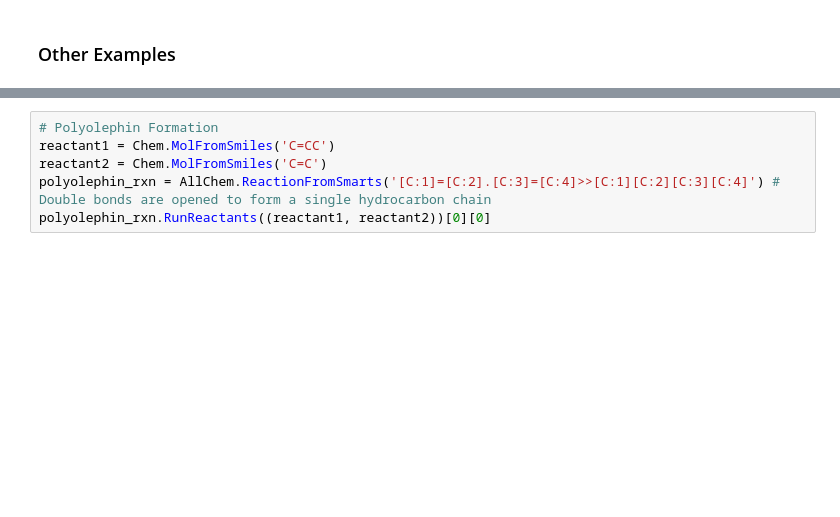
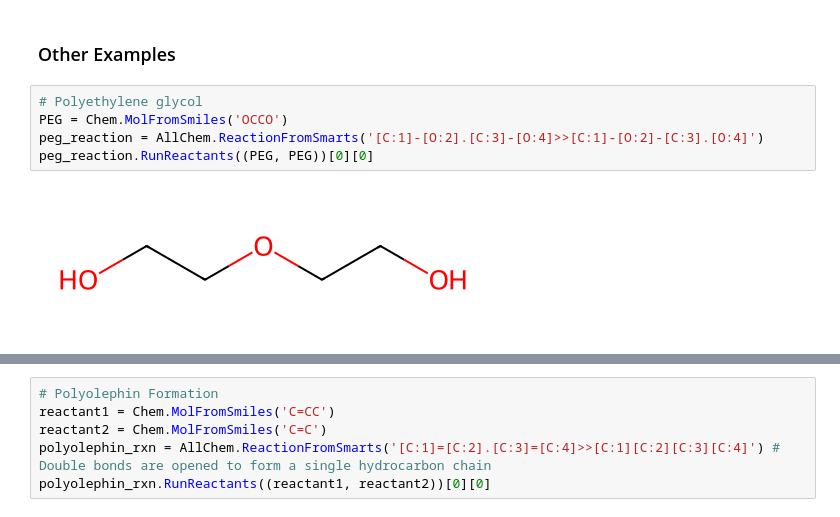
Before and after one commit to matta-research-group/SwiftPol, a Jupyter notebook: Example_Notebooks/rxn_smarts.ipynb, the cells around one changed output, grey strips where cells are left out. Cells and saved outputs as stored; diff of their text form; blank space fills up the shorter version.

```diff
--- a/Example_Notebooks/rxn_smarts.ipynb
+++ b/Example_Notebooks/rxn_smarts.ipynb
@@ -65,2 +52,9 @@ ROP_iodine.RunReactants((reactant1, reactant2))[0][0]
 # %% [markdown]
 ### Other Examples
+# %%
+# Polyethylene glycol
+PEG = Chem.MolFromSmiles('OCCO')
+peg_reaction = AllChem.ReactionFromSmarts('[C:1]-[O:2].[C:3]-[O:4]>>[C:1]-[O:2]-[C:3].[O:4]')
+peg_reaction.RunReactants((PEG, PEG))[0][0]
+# %% [output]
+[figure, added]
```
Also changed, not shown: parts of 14 cells of this notebook.
